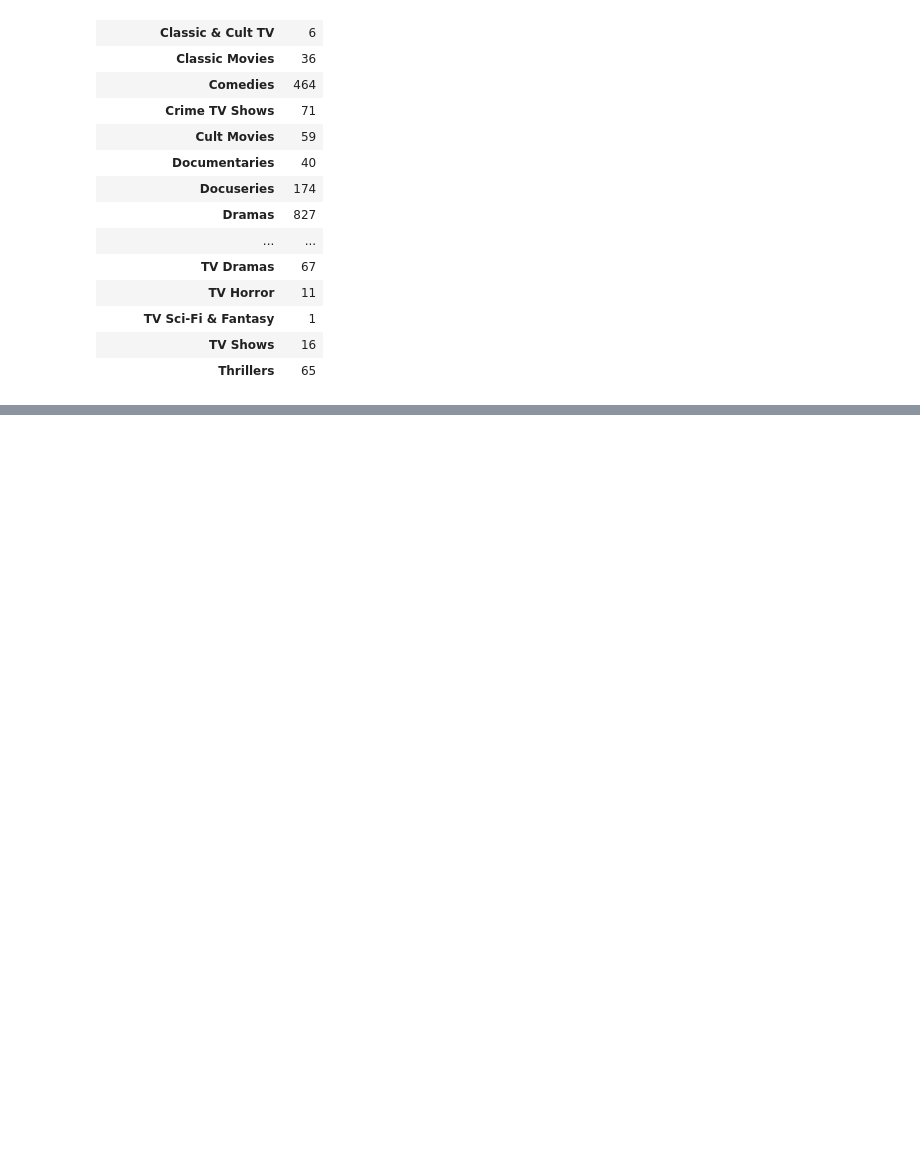
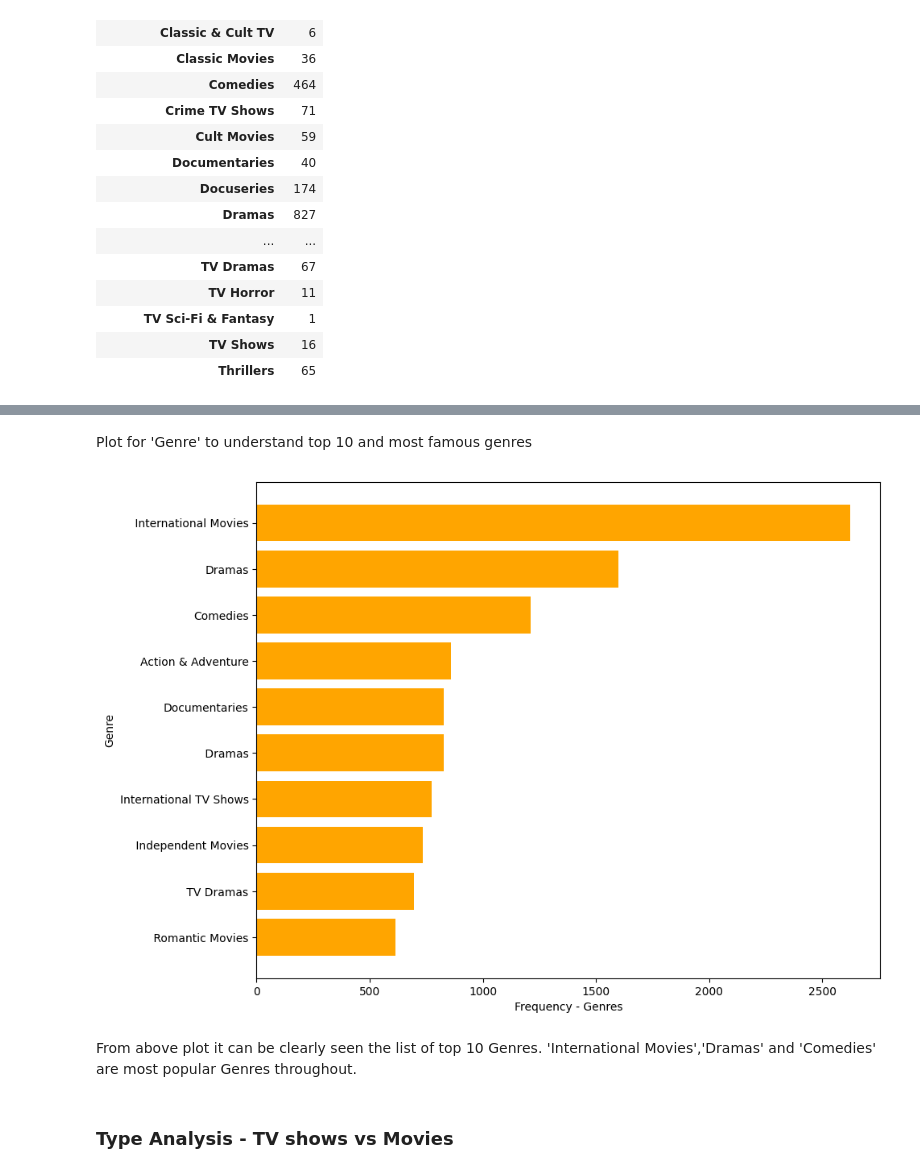
Before and after one commit to vinayakghatul/Netflix_EDA, a Jupyter notebook: DV_Netflix_Case.ipynb, the cells around one changed output, grey strips where cells are left out. Cells and saved outputs as stored; diff of their text form; code cells hidden in the pictures; blank space fills up the shorter version.

```diff
--- a/DV_Netflix_Case.ipynb
+++ b/DV_Netflix_Case.ipynb
@@ -560,0 +511,16 @@ df[df['rating'].isnull()]
+# %% [markdown]
+Plot for 'Genre' to understand top 10 and most famous genres
+# %%
+df_genre = df_final1.groupby(['Genre']).agg({"title":"nunique"}).reset_index().sort_values(by=['title'],ascending=False)[:10]
+plt.figure(figsize=(10,8))
+plt.barh(df_genre[::-1]['Genre'],df_genre[::-1]['title'],color='orange')
+plt.xlabel('Frequency - Genres')
+plt.ylabel('Genre')
+plt.show()
+# %% [output]
+[figure, added]
+# %% [markdown]
+From above plot it can be clearly seen the list of top 10 Genres.
+'International Movies','Dramas' and 'Comedies' are most popular Genres throughout.
+# %% [markdown]
+### Type Analysis - TV shows vs Movies
```
Also changed, not shown: parts of 18 cells of this notebook.
